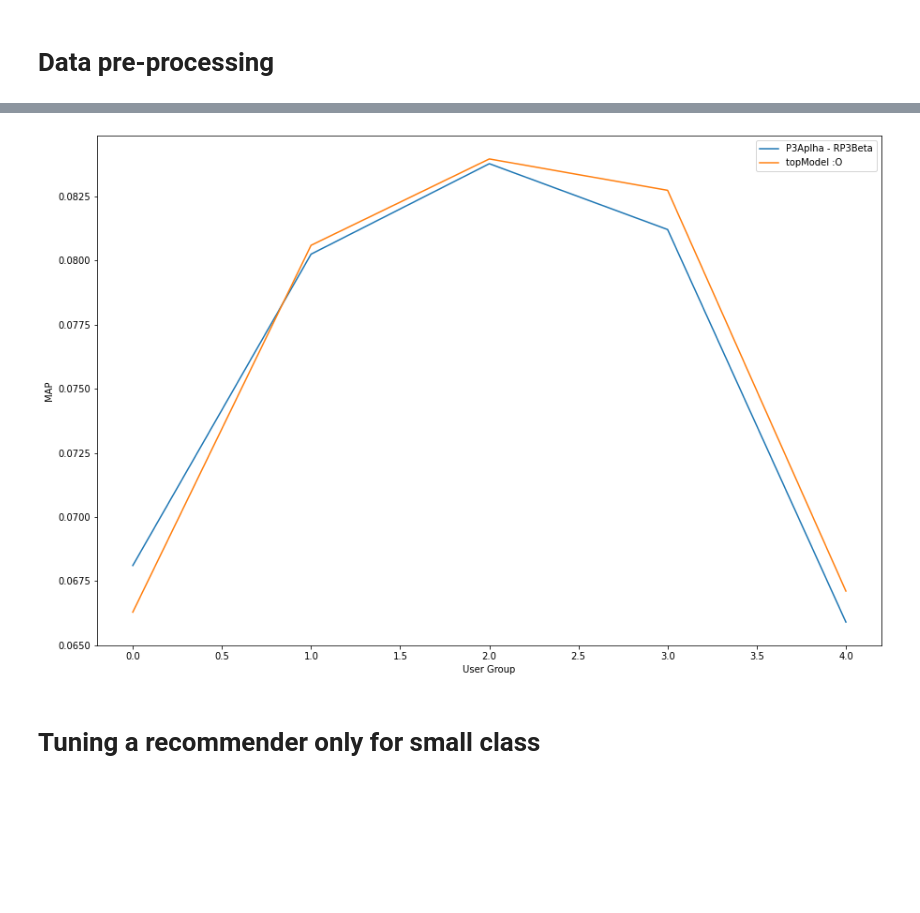
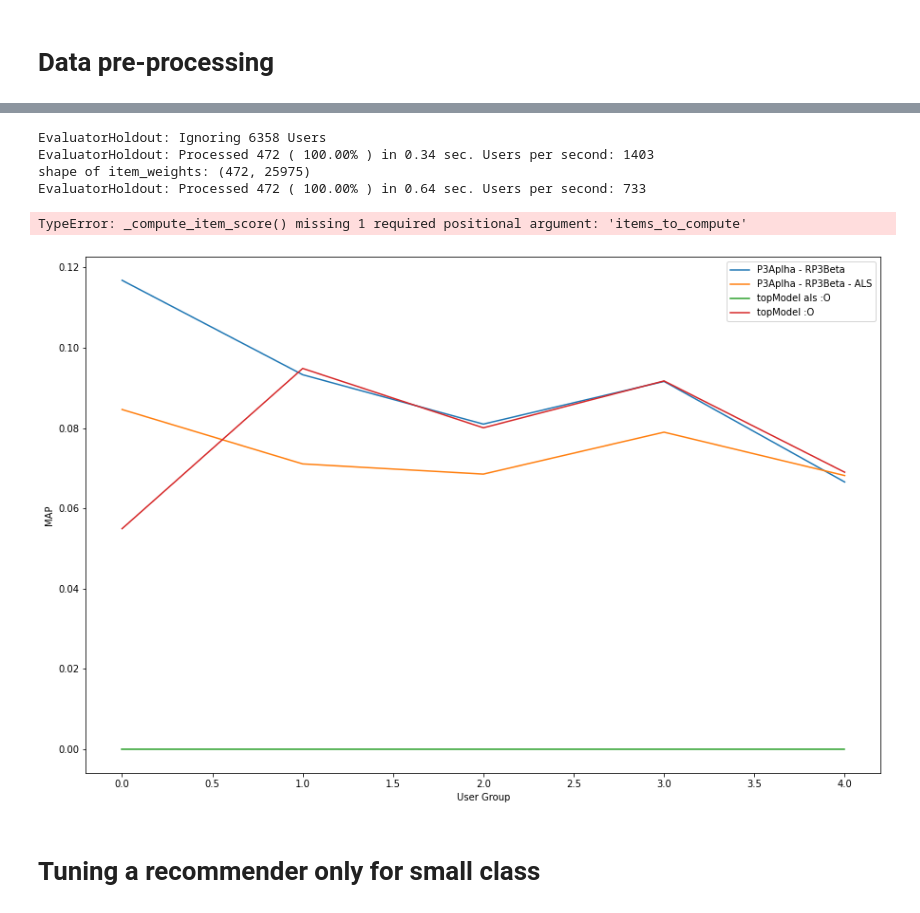
Before and after one commit to mattiasu96/Recommender-Systems-Challenge, a Jupyter notebook: New Challenge Data/RecommenderWithSplitUser.ipynb, the cells around one changed output, grey strips where cells are left out. Cells and saved outputs as stored; diff of their text form; code cells hidden in the pictures; blank space fills up the shorter version.

```diff
--- a/New Challenge Data/RecommenderWithSplitUser.ipynb
+++ b/New Challenge Data/RecommenderWithSplitUser.ipynb
@@ -235,22 +197,60 @@ for index in range(0, 5):
+# %%
+grouped_users = dataset.groupby(['row']).count()
+sorted_users = grouped_users.sort_values(by=['col'], ascending=True)
+sorted_users = sorted_users.index.to_numpy()
+
+block_size = int(len(sorted_users)*0.20)
+
+for group_id in range(0, 5):
+
+    start_pos = group_id*block_size
+    end_pos = min((group_id+1)*block_size, len(sorted_users))
+
+    users_in_group = sorted_users[start_pos:end_pos]
+
+    users_not_in_group_flag = np.isin(sorted_users, users_in_group, invert = True)
+    users_not_in_group = sorted_users[users_not_in_group_flag]
+
+    evaluator_p3_rp3 = EvaluatorHoldout(URM_validation, cutoff_list=[cutoff], ignore_users = users_not_in_group)
+
+    results, _ = evaluator_p3_rp3.evaluateRecommender(hybridrecommender)
+    MAP_p3aplha_rp3beta_per_group[group_id] += results[cutoff]["MAP"]
+
+    results, _ = evaluator_p3_rp3.evaluateRecommender(hybridrecommender_with_als)
+    MAP_p3aplha_rp3beta_with_als_per_group[group_id] += results[cutoff]["MAP"]
+
+    results, _ = evaluator_p3_rp3.evaluateRecommender(hybridrecommender_p3_rp3_als_top_model)
+    MAP_top_model_als_per_group[group_id] += results[cutoff]["MAP"]
+
+    results, _ = evaluator_p3_rp3.evaluateRecommender(hybridrecommender_top_model)
+    MAP_top_model_per_group[group_id] += results[cutoff]["MAP"]
+# %% [output]
+EvaluatorHoldout: Ignoring 6358 Users
+EvaluatorHoldout: Processed 472 ( 100.00% ) in 0.34 sec. Users per second: 1403
+shape of item_weights: (472, 25975)
+EvaluatorHoldout: Processed 472 ( 100.00% ) in 0.64 sec. Users per second: 733
+TypeError: _compute_item_score() missing 1 required positional argument: 'items_to_compute'
+# %%
+'''for index in range(0, 5):
+    MAP_p3aplha_rp3beta_per_group[index] /= 3
+    MAP_p3aplha_rp3beta_with_als_per_group[index] /= 3
+    MAP_top_model_als_per_group[index] /= 3
+    MAP_top_model_per_group[index] /= 3'''
 # %%
 import matplotlib.pyplot as pyplot
 %matplotlib inline
 pyplot.figure(figsize=(15,10))
 pyplot.plot(MAP_p3aplha_rp3beta_per_group, label="P3Aplha - RP3Beta")
-'''pyplot.plot(MAP_user_cf_cold_per_group, label="userKNNCF")
-pyplot.plot(MAP_item_cf_cold_per_group, label="itemKNNCF")
-pyplot.plot(MAP_item_cbf_per_group, label="itemKNNCBF")
-pyplot.plot(MAP_top_pop_per_group, label="topPOP")
-pyplot.plot(MAP_pure_svd_per_group, label="pureSVD")
-pyplot.plot(MAP_slim_bpr_per_group, label="slimBPR")'''
+pyplot.plot(MAP_p3aplha_rp3beta_with_als_per_group, label="P3Aplha - RP3Beta - ALS")
+pyplot.plot(MAP_top_model_als_per_group, label="topModel als :O")
 pyplot.plot(MAP_top_model_per_group, label="topModel :O")
 
 pyplot.ylabel('MAP')
 pyplot.xlabel('User Group')
 pyplot.legend()
 pyplot.show()
 # %% [output]
-[figure, old version]
+[figure, new version]
 # %% [markdown]
 # Tuning a recommender only for small class
 # %%
```
Also changed, not shown: parts of 10 cells of this notebook, 9 other files.
